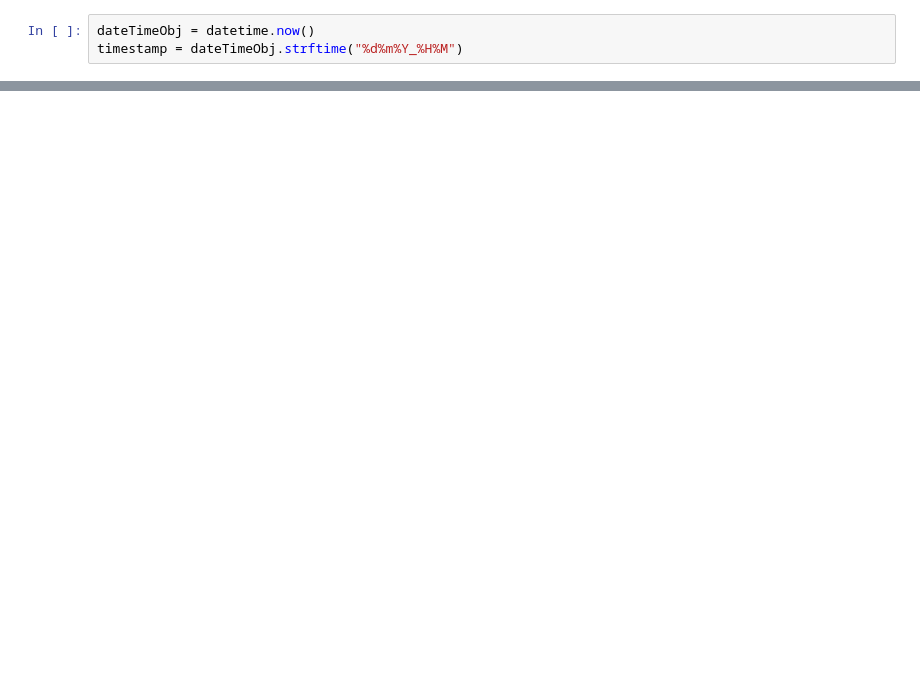
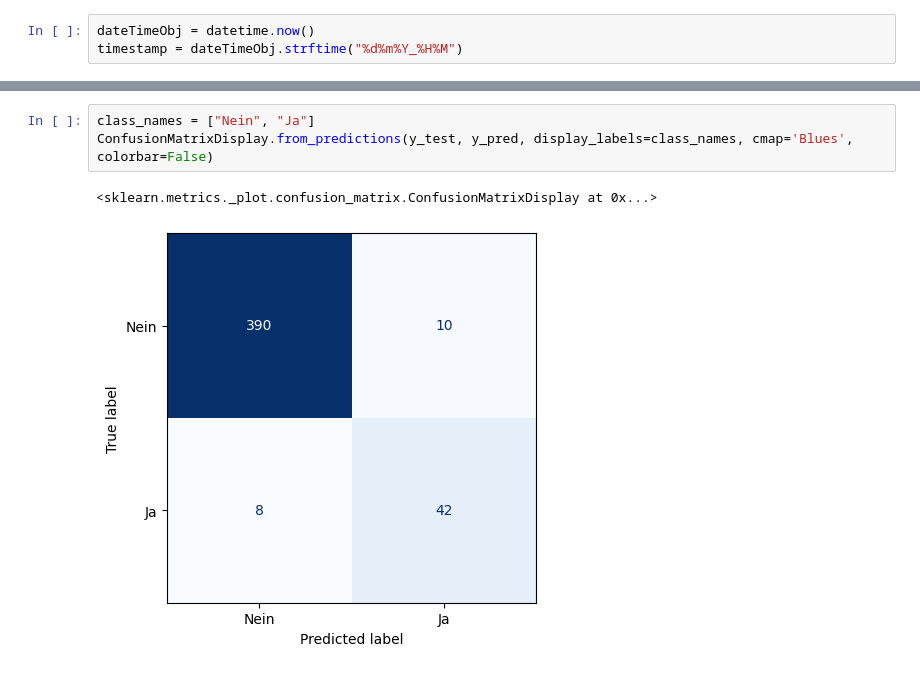
Before and after one commit to koch-tobias/master-thesis, a Jupyter notebook: Development/LightGBM.ipynb, the cells around one changed output, grey strips where cells are left out. Drawn from its saved outputs; the diff is of its cells as text; blank space fills up the shorter version.

```diff
--- a/Development/LightGBM.ipynb
+++ b/Development/LightGBM.ipynb
@@ -95,0 +99,6 @@ Training until validation scores don't improve for 10 rounds
+# %%
+class_names = ["Nein", "Ja"]
+ConfusionMatrixDisplay.from_predictions(y_test, y_pred, display_labels=class_names, cmap='Blues', colorbar=False)
+# %% [output]
+<sklearn.metrics._plot.confusion_matrix.ConfusionMatrixDisplay at 0x...>
+[figure, added]
```
Also changed, not shown: parts of 5 cells of this notebook.
